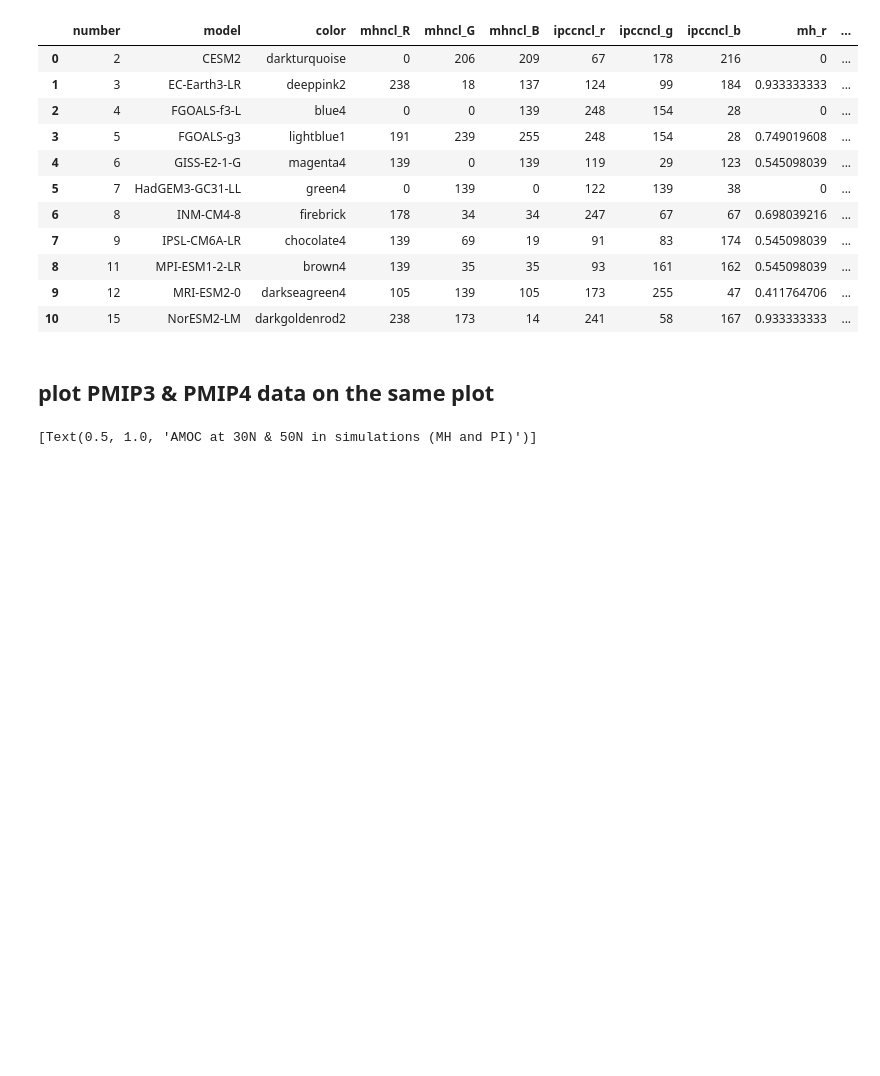
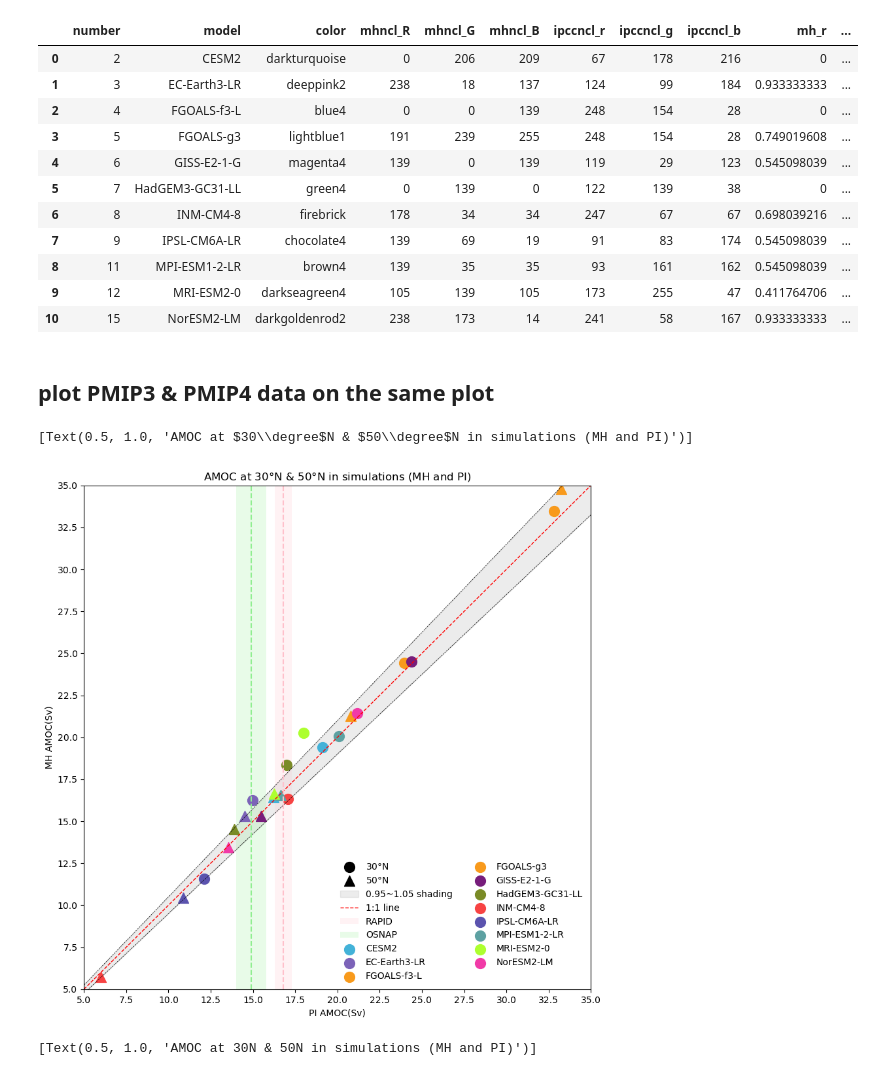
Before and after one commit to pmip4/AMOC-during-the-interglacials-in-PMIP4-simulations-, a Jupyter notebook: notebooks/Fig_1_(MH-PI)_amoc_scatter.ipynb, the cells around one changed output. Drawn from its saved outputs; the diff is of its cells as text; code cells hidden in the pictures; blank space fills up the shorter version.

```diff
--- a/notebooks/Fig_1_(MH-PI)_amoc_scatter.ipynb
+++ b/notebooks/Fig_1_(MH-PI)_amoc_scatter.ipynb
@@ -477,6 +477,62 @@ pmip3_model_name=['CCSM4','FGOALS-G2','MPI-ESM-P','MRI-CGCM3']
 pmip3_legend_color=['orangered','limegreen','violet','blue']
 # %% [markdown]
 ## plot PMIP3 & PMIP4 data on the same plot
+# %%
+fig=plt.figure(figsize=(10,10))
+
+ax=fig.add_subplot(111)
+
+
+#ax.plot(0,0,color='k',marker='o',label='PMIP3-30N',fillstyle='none', mew=1.5, linestyle='None',markersize=10)
+#ax.plot(0,0,color='k',marker='^',label='PMIP3-50N',fillstyle='none', mew=1.5, linestyle='None',markersize=10)
+ax.scatter(0,0,color='k',marker='o',label='$30\degree$N', s=130)
+ax.scatter(0,0,color='k',marker='^',label='$50\degree$N', s=130)
+
+x=np.linspace(5,35,100)
+y=x
+ax.fill_between(x, 0.95*y, 1.05*y, color='grey', alpha=0.15, label='0.95~1.05 shading')
+ax.plot(x,y,'--',linewidth=1, color='r',label='1:1 line')
+ax.plot(x,0.95*y, '--',linewidth=0.5, color='black')
+ax.plot(x,1.05*y, '--',linewidth=0.5, color='black')
+
+#Y1=[5,5]
+#Y2=[30,30]
+#X1=[14,15.8]
+#X2=[16.3,17.3]#overlap RAPID 16.8+/-0.5
+
+X1=np.linspace(14,15.8,100) #OSNAP:14.9+/-0.9 Sv
+X2=np.linspace(16.3,17.3,100) #overlap RAPID 16.8+/-0.5
+Y1=5
+Y2=35
+ax.axvline(x=16.8,color='pink',linestyle="--",linewidth=1.5)
+ax.fill_between(X2,Y1,Y2,facecolor='pink', alpha=0.2, label='RAPID') # define the range for x-axis, then define the range for y-axis (upper & bottom)
+ax.axvline(x=14.9,color='lightgreen',linestyle="--",linewidth=1.5)
+ax.fill_between(X1,Y1,Y2,facecolor='lightgreen', alpha=0.2, label='OSNAP')
+
+
+
+#for k in range (0,len(pmip3_modelname)):
+    #ax.plot(globals()['pi_max_'+ pmip3_modelname[k]+'_lat30_amoc'], globals()['max_'+ pmip3_modelname[k]+'_lat30_amoc'], label=pmip3_model_name[k], color=pmip3_legend_color[k], marker='o',fillstyle='none', mew=1.5, linestyle='None',markersize=10)
+    #ax.plot(globals()['pi_max_'+ pmip3_modelname[k]+'_lat50_amoc'], globals()['max_'+ pmip3_modelname[k]+'_lat50_amoc'], color=pmip3_legend_color[k], marker='^',fillstyle='none', mew=1.5, linestyle='None', markersize=10)
+
+for m in range (0,len(pmip4_modelname)):
+    ax.scatter(amoc_pi_30[m], amoc_mh_30[m], label=pmip4_model_name[m], color=(pmip4_r[m],pmip4_g[m],pmip4_b[m]), marker='o', s=130)
+    ax.scatter(amoc_pi_50[m], amoc_mh_50[m], color=(pmip4_r[m],pmip4_g[m],pmip4_b[m]), marker='^', s=130)
+
+
+
+ax.set(xlabel='PI AMOC(Sv)',ylabel='MH AMOC(Sv)')
+ax.set_xlim(5,35)
+ax.set_ylim(5,35)
+ax.xaxis.set_major_locator(MultipleLocator(2.5))
+ax.yaxis.set_major_locator(MultipleLocator(2.5))
+ax.legend(loc='lower right',ncol=2, edgecolor='None',facecolor='None')
+ax.set(title='AMOC at $30\degree$N & $50\degree$N in simulations (MH and PI)')
+
+# max AMOC at 50N for fgoalsg3 =34.8 Sv
+# %% [output]
+[Text(0.5, 1.0, 'AMOC at $30\\degree$N & $50\\degree$N in simulations (MH and PI)')]
+[figure, added]
 # %%
 fig=plt.figure(figsize=(10,10))
 
```
Also changed, not shown: parts of 17 cells of this notebook.
